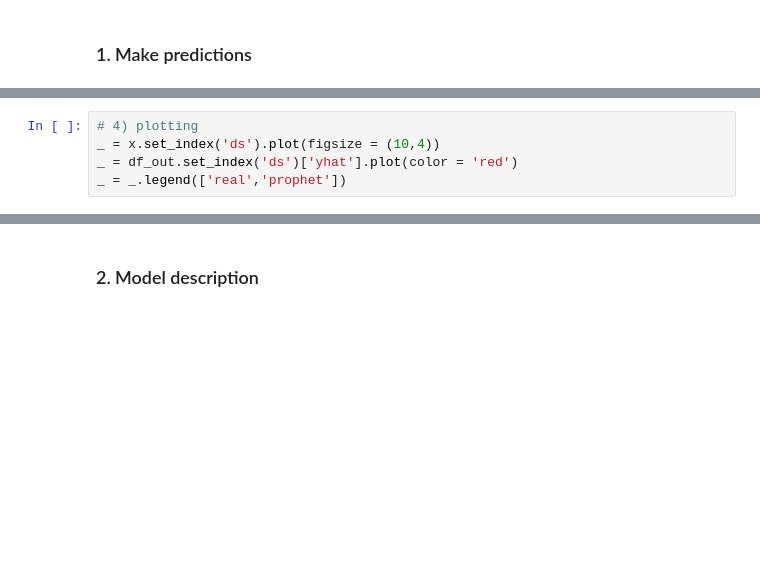
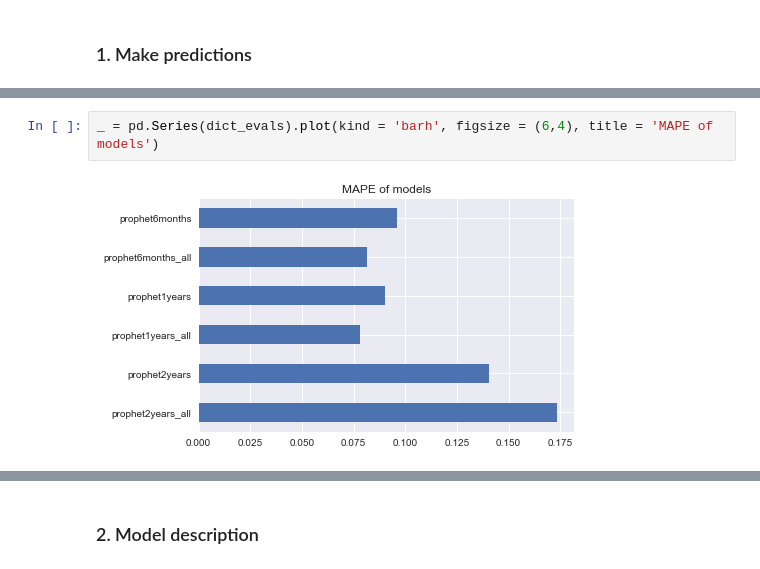
Before and after one commit to abessalov/Ocean_Filecoin_Challenge, a Jupyter notebook: 2_Modelling.ipynb, the cells around one changed output, grey strips where cells are left out. Saved outputs shown, nothing was run; the diff lists cells and outputs as text; blank space fills up the shorter version.

```diff
--- a/2_Modelling.ipynb
+++ b/2_Modelling.ipynb
@@ -56,5 +90,4 @@ INFO:cmdstanpy:finish chain 1
-# %%
-# 4) plotting
-_ = x.set_index('ds').plot(figsize = (10,4))
-_ = df_out.set_index('ds')['yhat'].plot(color = 'red')
-_ = _.legend(['real','prophet'])
+# %%
+_ = pd.Series(dict_evals).plot(kind = 'barh', figsize = (6,4), title = 'MAPE of models')
+# %% [output]
+[figure, added]
```
Also changed, not shown: parts of 11 cells of this notebook, 4 other files.
